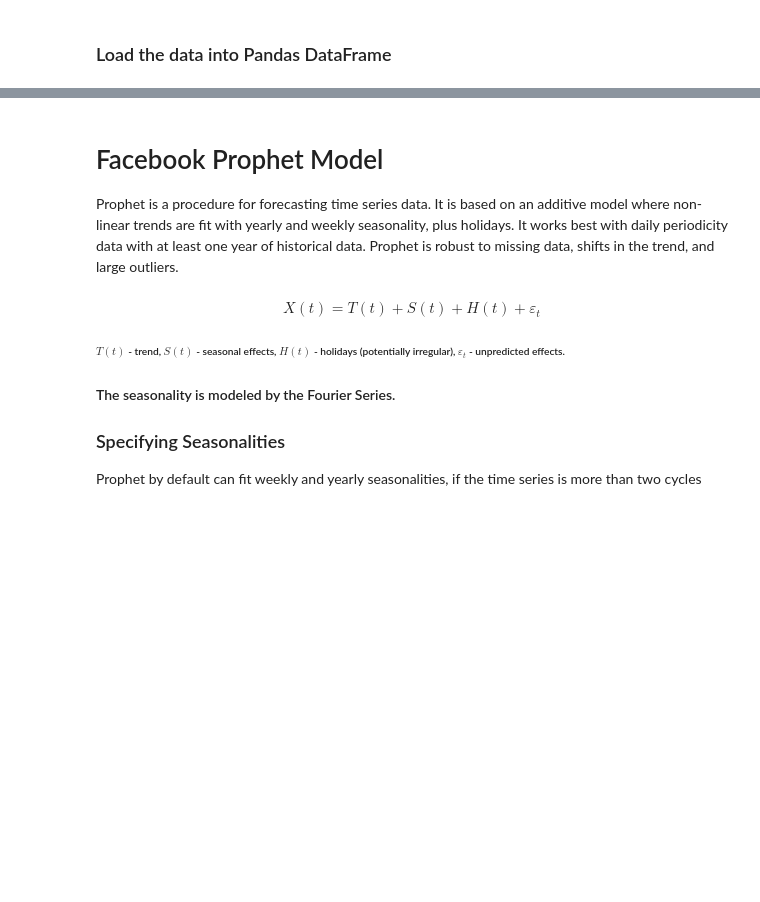
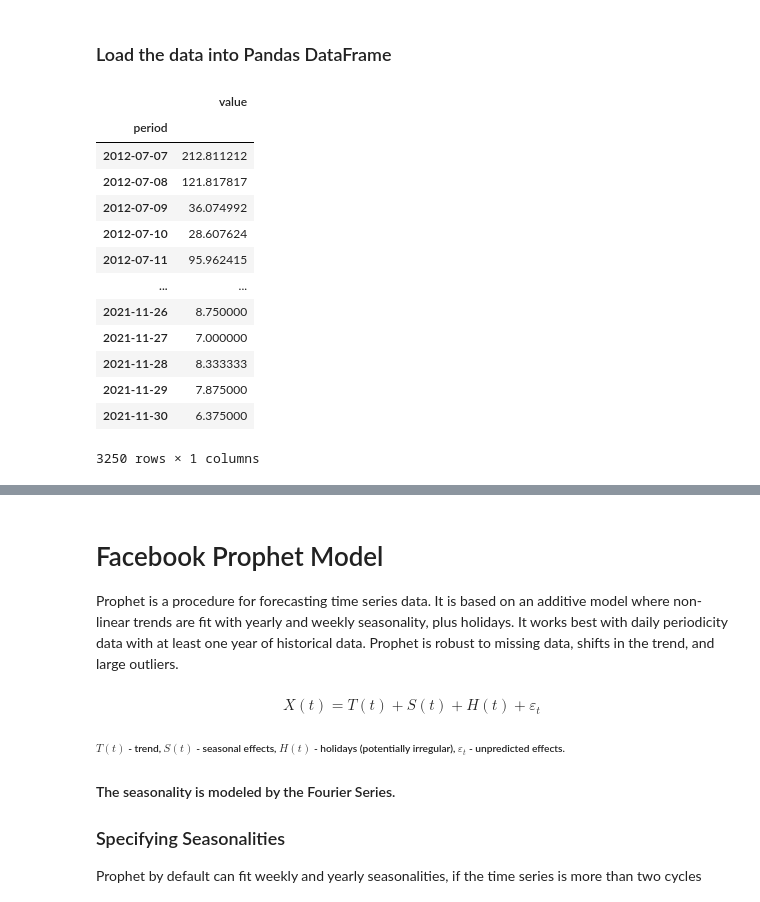
Before and after one commit to quenox/ML, a Jupyter notebook: Time Series/prophet.ipynb, the cells around one changed output, grey strips where cells are left out. Saved outputs shown, nothing was run; the diff lists cells and outputs as text; code cells hidden in the pictures; blank space fills up the shorter version.

```diff
--- a/Time Series/prophet.ipynb
+++ b/Time Series/prophet.ipynb
@@ -42,8 +42,27 @@ warnings.filterwarnings('ignore')
 # %%
 import pandas as pd
 url="https://raw.githubusercontent.com/castudil/Machine-Learning/main/data/GMAA-040218.csv"
-df = pd.read_csv(url, header=None, skiprows=6, parse_dates=[0], names=['period', 'value'])
-df.value = df.value.astype(int)
+#df = pd.read_csv(url, header=None, skiprows=6, parse_dates=[0], names=['period', 'value'])
+#df.value = df.value.astype(int)
+
+df = pd.read_csv("https://raw.githubusercontent.com/quenox/ML/main/datos7.csv", delimiter = ';', header=None, skiprows=0, parse_dates=[0], names=['period', 'value'])
+#print(df)
+df.groupby(['period']).mean()
+# %% [output]
+|  | value |
+| period |  |
+| 2012-07-07 | 212.811212 |
+| 2012-07-08 | 121.817817 |
+| 2012-07-09 | 36.074992 |
+| 2012-07-10 | 28.607624 |
+| 2012-07-11 | 95.962415 |
+| ... | ... |
+| 2021-11-26 | 8.750000 |
+| 2021-11-27 | 7.000000 |
+| 2021-11-28 | 8.333333 |
+| 2021-11-29 | 7.875000 |
+| 2021-11-30 | 6.375000 |
+3250 rows × 1 columns
 # %%
 import numpy as np
 
```
Also changed, not shown: parts of 2 cells of this notebook.
